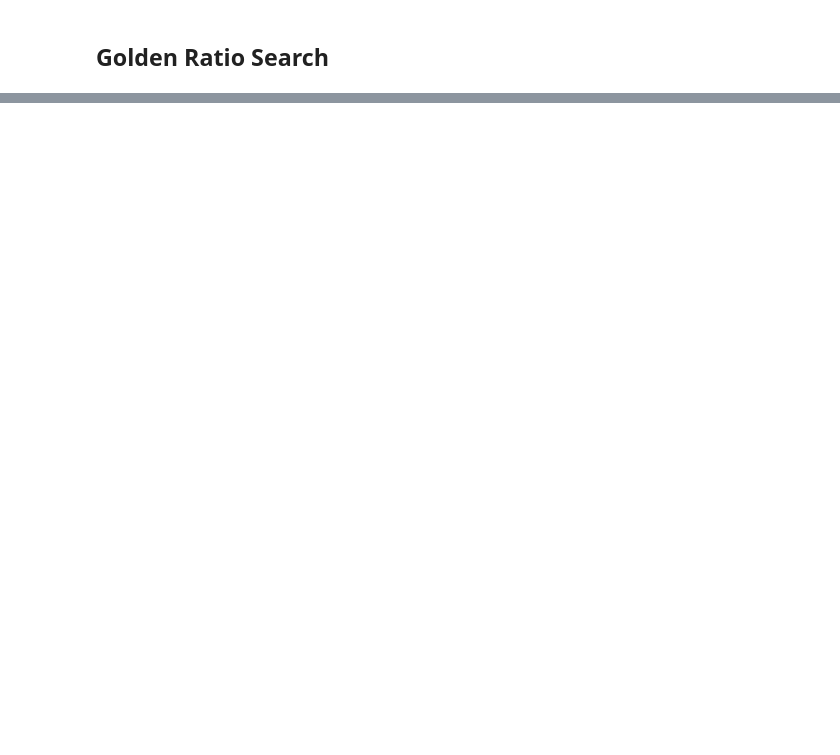
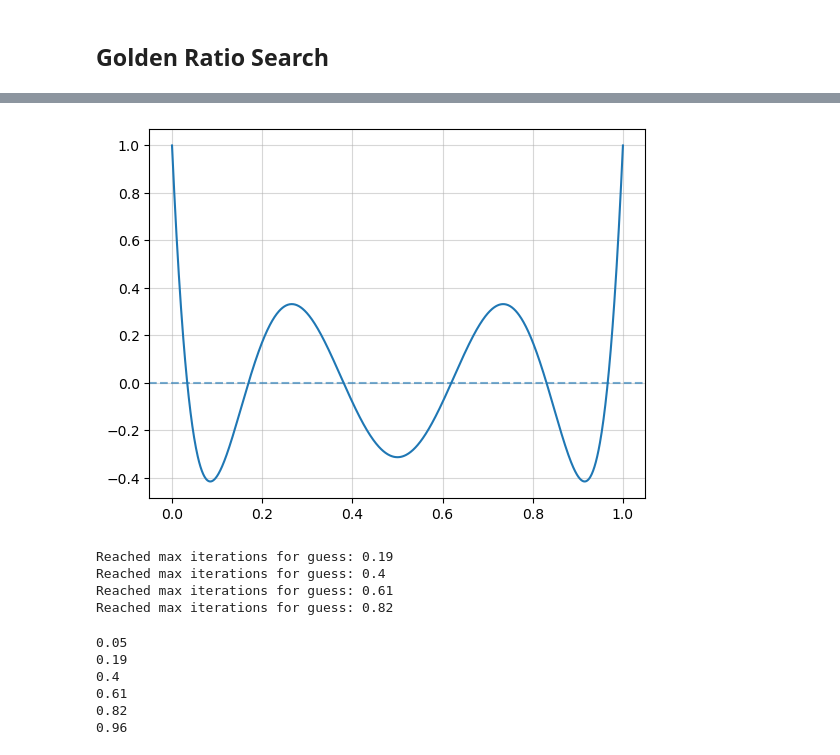
Before and after one commit to jamesobaldwin/CUNY_coursework, a Jupyter notebook: CM/code/CM_practice_code.ipynb, the cells around one changed output, grey strips where cells are left out. Cells and saved outputs as stored; diff of their text form; code cells hidden in the pictures; blank space fills up the shorter version.

```diff
--- a/CM/code/CM_practice_code.ipynb
+++ b/CM/code/CM_practice_code.ipynb
@@ -503,0 +470,67 @@ The min falls at 1.630516067174875 nm
+# %%
+### Newton's method
+
+def P(x):
+    return 924*x**6 - 2772*x**5 + 3150*x**4 - 1680*x**3 + 420*x**2 - 42*x + 1
+
+def PP(x):
+    return (6*924)*x**5 - (5*2772)*x**4 + (4*3150)*x**3 - (3*1680)*x**2 +(2*420)*x - 42
+
+x = np.linspace(0, 1, 1000)
+plt.plot(x, P(x))
+plt.axhline(0, ls='--', alpha=0.6)
+plt.grid(alpha=0.5)
+plt.show()
+# %% [output]
+[figure, added]
+# %%
+# Newton-Raphson method to find roots
+def find_roots(guess_arr, f=P, fp=PP, eps=1e-10):
+    roots = []
+    iters_arr = []
+    for guess in guess_arr:
+        delta = 1.
+        iters = 0
+        while np.abs(delta) > eps and iters < 1000:
+            delta = P(guess) / PP(guess)
+            guess -= delta
+            iters += 1
+        if iters >= 1000:
+            print("Reached max iterations for guess:", guess)
+        iters_arr.append(iters)
+        roots.append(guess)
+    return roots, iters_arr
+
+def find_roots_secant(guess_arr, f=P, eps=1e-10):
+    roots = []
+    iters_arr = []
+    for i, guess in enumerate(guess_arr):
+        x1 = guess
+        x2 = guess+2*eps
+        delta = 1.
+        iters = 0
+        while np.abs(delta) > eps:
+            delta = f(x2)*((x2 - x1) / f(x2) - f(x1))
+            x1, x2 = x2, x2-delta
+            iters += 1
+            if iters >= 1000:
+                print("Reached max iterations for guess:", guess)
+                break
+        iters_arr.append(iters)
+        roots.append(x2)
+    return roots, iters_arr
+
+root_guesses = np.array([0.05, 0.19, 0.4, 0.61, 0.82, 0.96])
+
+# Find the roots using the Newton-Raphson method
+roots, num_iters = find_roots(root_guesses)
+roots_sec, num_iters_sec = find_roots_secant(root_guesses)
+
+# Plot the polynomial and the found roots
+x_vals = np.linspace(0, 1, 1000)
+y_vals = P(x_vals)
+# %% [output]
+Reached max iterations for guess: 0.19
+Reached max iterations for guess: 0.4
+Reached max iterations for guess: 0.61
+Reached max iterations for guess: 0.82
@@ -503,0 +566,10 @@ The min falls at 1.630516067174875 nm
+# %%
+for guess in root_guesses:
+    print(guess)
+# %% [output]
+0.05
+0.19
+0.4
+0.61
+0.82
+0.96
```
Also changed, not shown: parts of 10 cells of this notebook, 3 other files.
